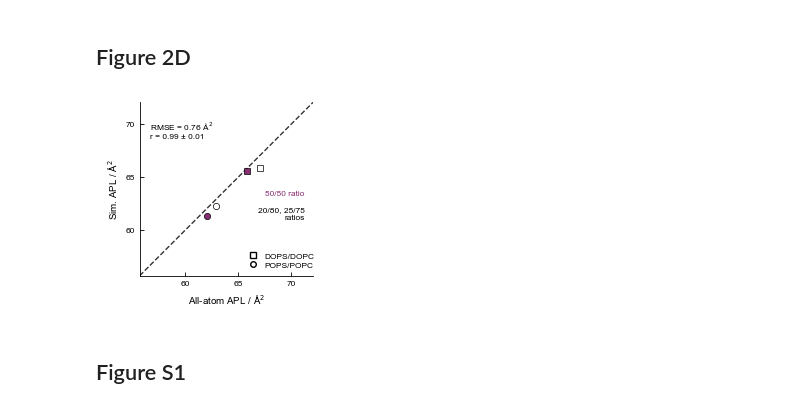
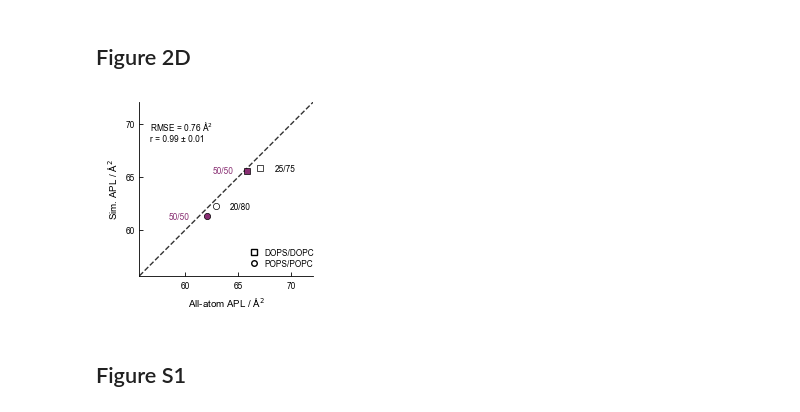
Before and after one commit to gitesei/_2026_MEM-CALVADOS, a Jupyter notebook: lipid_scan.ipynb, the cells around one changed output. Saved outputs shown, nothing was run; the diff lists cells and outputs as text; code cells hidden in the pictures.

```diff
--- a/lipid_scan.ipynb
+++ b/lipid_scan.ipynb
@@ -556,36 +556,38 @@ rmsd = np.sqrt(np.mean((y_vals - x_vals) ** 2))
 
 r_orig, r_err = pearsonr_bootstrapped(x_vals, y_vals, n_bootstraps=10000, random_state=42)
 
 ax.annotate(
     f"RMSE = {rmsd:.2f} Å$^2$\nr = {r_orig:.2f} ± {r_err:.2f}",
     (0.06, 0.90),
     xycoords="axes fraction",
     fontsize=6,
     ha="left",
     va="top",
     bbox=dict(boxstyle="round,pad=0.15", fc="white", alpha=0.85, lw=0),
 )
 
 handles_all = [
     mlines.Line2D([], [], color="k", marker="s", linestyle="None", markerfacecolor="white", markersize=4, label="DOPS/DOPC"),
     mlines.Line2D([], [], color="k", marker="o", linestyle="None", markerfacecolor="white", markersize=4, label="POPS/POPC"),
 ]
 
 ax.legend(
     handles=handles_all,
     loc="lower right",
     bbox_to_anchor=(1.05, 0.0),
     frameon=False,
     handletextpad=0.3,
     labelspacing=0.25,
 )
 
-ax.annotate("50/50 ratio", xy=(0.95, 0.46), xycoords="axes fraction", fontsize=6, ha="right", va="bottom", color=fill_col)
-ax.annotate("20/80, 25/75\nratios", xy=(0.95, 0.32), xycoords="axes fraction", fontsize=6, ha="right", va="bottom", color="k")
+ax.annotate("50/50", xy=(0.54, 0.58), xycoords="axes fraction", fontsize=6, ha="right", va="bottom", color=fill_col)
+ax.annotate("50/50", xy=(0.29, 0.315), xycoords="axes fraction", fontsize=6, ha="right", va="bottom", color=fill_col)
+ax.annotate("20/80", xy=(0.64, 0.37), xycoords="axes fraction", fontsize=6, ha="right", va="bottom", color="k")
+ax.annotate("25/75", xy=(0.9, 0.59), xycoords="axes fraction", fontsize=6, ha="right", va="bottom", color="k")
 
 plt.show()
 # %% [output]
-[figure, old version]
+[figure, new version]
 # %% [markdown]
 ## Figure S1
 # %%
```
Also changed, not shown: parts of 8 cells of this notebook, 14 other files.
